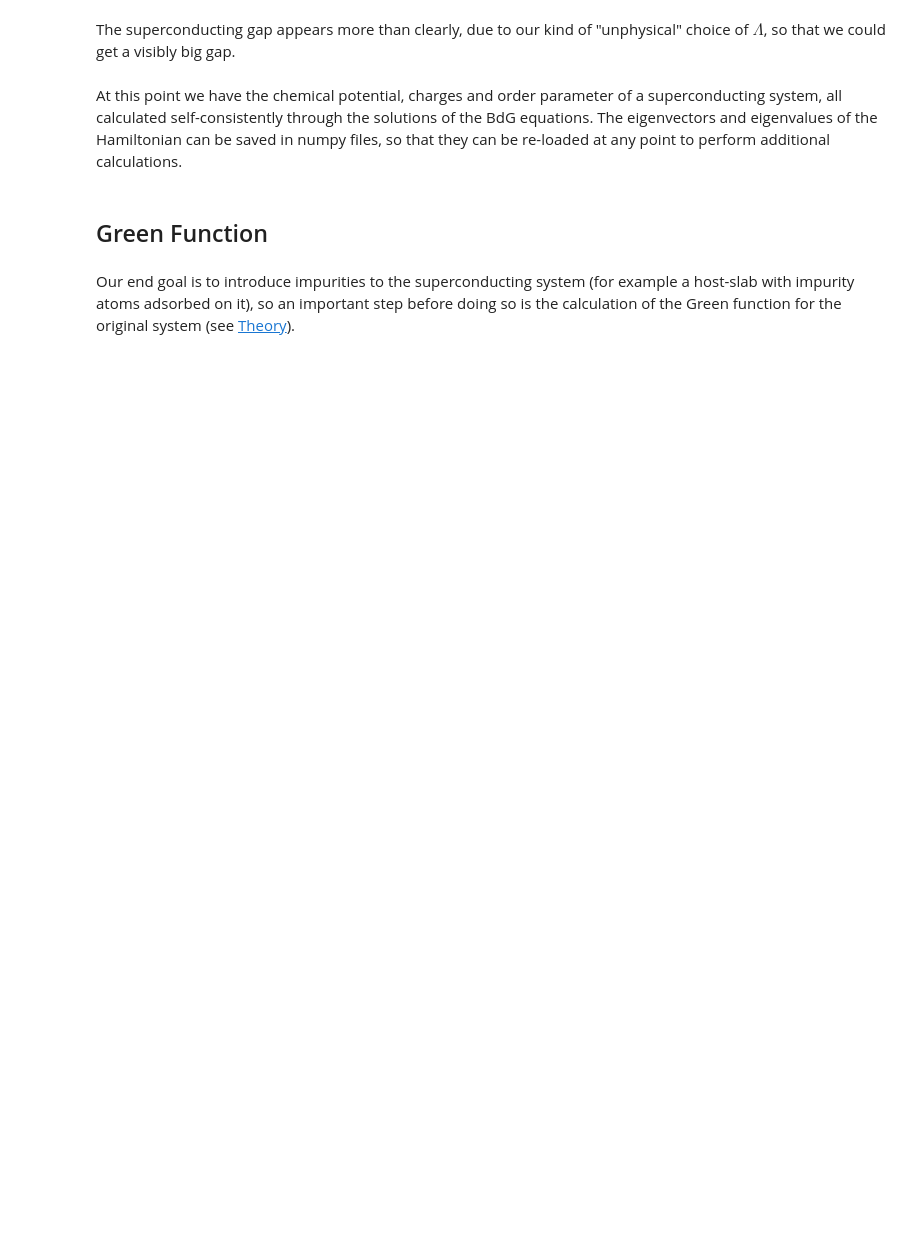
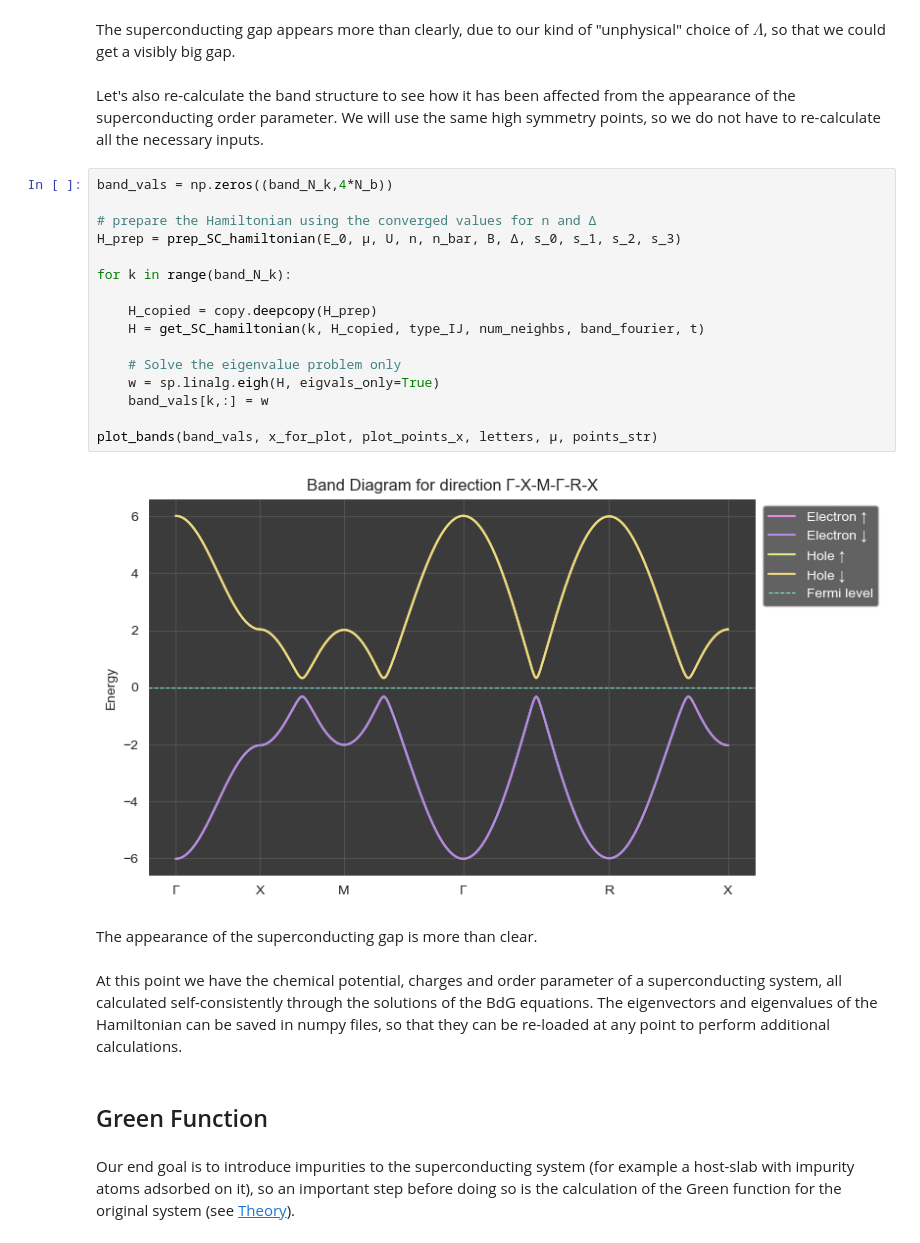
Before and after one commit to srigas/topological_superconductivity, a Jupyter notebook: Documentation.ipynb, the cells around one changed output. Saved outputs shown, nothing was run; the diff lists cells and outputs as text; blank space fills up the shorter version.

```diff
--- a/Documentation.ipynb
+++ b/Documentation.ipynb
@@ -622,5 +680,27 @@ plot_tdos(Es, TDoS)
 # %% [markdown]
 The superconducting gap appears more than clearly, due to our kind of "unphysical" choice of $\Lambda$, so that we could get a visibly big gap.
+# %% [markdown]
+Let's also re-calculate the band structure to see how it has been affected from the appearance of the superconducting order parameter. We will use the same high symmetry points, so we do not have to re-calculate all the necessary inputs.
+# %%
+band_vals = np.zeros((band_N_k,4*N_b))
+
+# prepare the Hamiltonian using the converged values for n and Δ
+H_prep = prep_SC_hamiltonian(E_0, μ, U, n, n_bar, B, Δ, s_0, s_1, s_2, s_3)
+
+for k in range(band_N_k):
+
+    H_copied = copy.deepcopy(H_prep)
+    H = get_SC_hamiltonian(k, H_copied, type_IJ, num_neighbs, band_fourier, t)
+
+    # Solve the eigenvalue problem only
+    w = sp.linalg.eigh(H, eigvals_only=True)
+    band_vals[k,:] = w
+
+plot_bands(band_vals, x_for_plot, plot_points_x, letters, μ, points_str)
+# %% [output]
+[figure, added]
+# %% [markdown]
+The appearance of the superconducting gap is more than clear.
 # %% [markdown]
 At this point we have the chemical potential, charges and order parameter of a superconducting system, all calculated self-consistently through the solutions of the BdG equations. The eigenvectors and eigenvalues of the Hamiltonian can be saved in numpy files, so that they can be re-loaded at any point to perform additional calculations.
 # %% [markdown]
```
Also changed, not shown: parts of 22 cells of this notebook, 5 other files.
